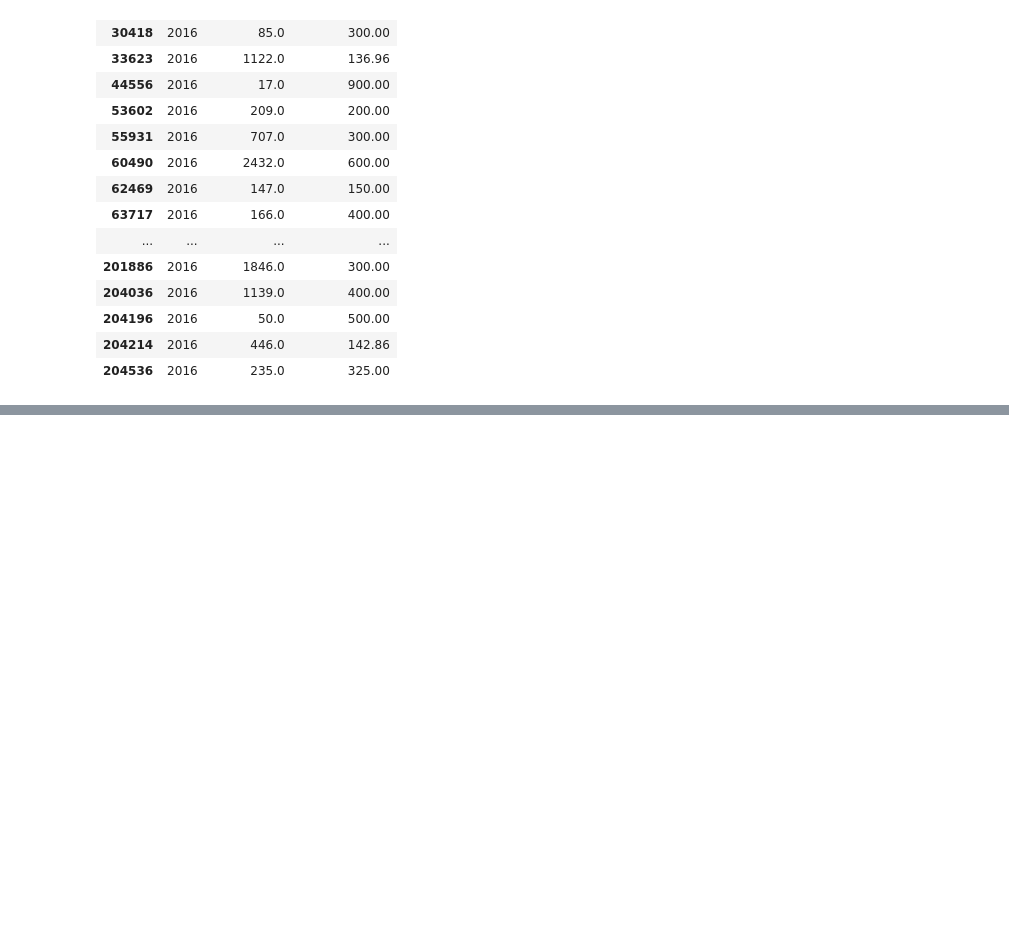
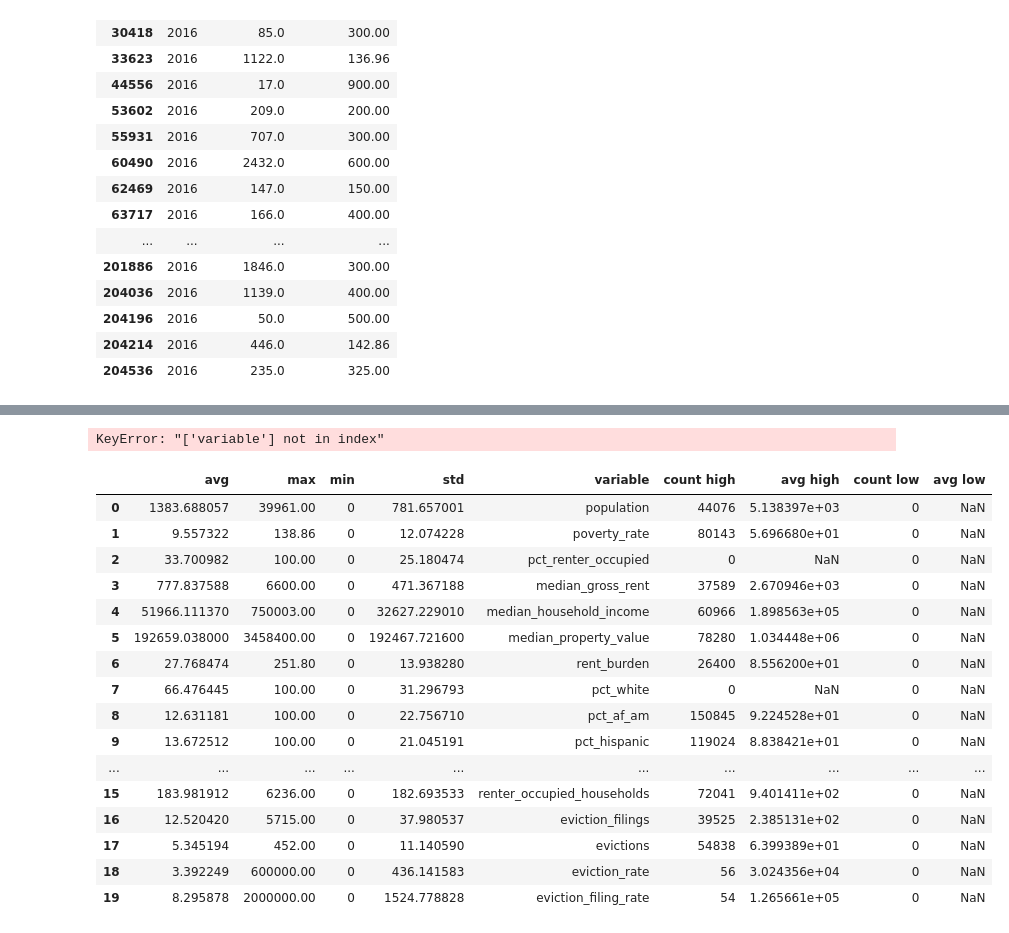
Before and after one commit to justincohler/evictions-learn, a Jupyter notebook: src/analysis/Eviction Charts for Proposal.ipynb, the cells around one changed output, grey strips where cells are left out. Cells and saved outputs as stored; diff of their text form; code cells hidden in the pictures; blank space fills up the shorter version.

Commit message:
Changes to Eviction Charts

```diff
--- a/src/analysis/Eviction Charts for Proposal.ipynb
+++ b/src/analysis/Eviction Charts for Proposal.ipynb
@@ -340,0 +372,30 @@ df[df['Eviction_Rate']>100]
+# %%
+sum_stat = pd.read_csv('sum_stat_table.csv', index_col = False)
+sum_stat = sum_stat[["variable", "avg", "max", "min", "std"]]
+# %% [output]
+KeyError: "['variable'] not in index"
+# %%
+outlier_table = pd.read_csv('outlier_table.csv', index_col = False)
+outlier_table = outlier_table[["variable", "count high", "avg high", "count low", "avg low"]]
+# %%
+full_table = sum_stat.merge(outlier_table, on = 'variable')
+# %%
+full_table
+# %% [output]
+|  | avg | max | min | std | variable | count high | avg high | count low | avg low |
+| 0 | 1383.688057 | 39961.00 | 0 | 781.657001 | population | 44076 | 5.138397e+03 | 0 | NaN |
+| 1 | 9.557322 | 138.86 | 0 | 12.074228 | poverty_rate | 80143 | 5.696680e+01 | 0 | NaN |
+| 2 | 33.700982 | 100.00 | 0 | 25.180474 | pct_renter_occupied | 0 | NaN | 0 | NaN |
+| 3 | 777.837588 | 6600.00 | 0 | 471.367188 | median_gross_rent | 37589 | 2.670946e+03 | 0 | NaN |
+| 4 | 51966.111370 | 750003.00 | 0 | 32627.229010 | median_household_income | 60966 | 1.898563e+05 | 0 | NaN |
+| 5 | 192659.038000 | 3458400.00 | 0 | 192467.721600 | median_property_value | 78280 | 1.034448e+06 | 0 | NaN |
+| 6 | 27.768474 | 251.80 | 0 | 13.938280 | rent_burden | 26400 | 8.556200e+01 | 0 | NaN |
+| 7 | 66.476445 | 100.00 | 0 | 31.296793 | pct_white | 0 | NaN | 0 | NaN |
+| 8 | 12.631181 | 100.00 | 0 | 22.756710 | pct_af_am | 150845 | 9.224528e+01 | 0 | NaN |
+| 9 | 13.672512 | 100.00 | 0 | 21.045191 | pct_hispanic | 119024 | 8.838421e+01 | 0 | NaN |
+| ... | ... | ... | ... | ... | ... | ... | ... | ... | ... |
+| 15 | 183.981912 | 6236.00 | 0 | 182.693533 | renter_occupied_households | 72041 | 9.401411e+02 | 0 | NaN |
+| 16 | 12.520420 | 5715.00 | 0 | 37.980537 | eviction_filings | 39525 | 2.385131e+02 | 0 | NaN |
+| 17 | 5.345194 | 452.00 | 0 | 11.140590 | evictions | 54838 | 6.399389e+01 | 0 | NaN |
+| 18 | 3.392249 | 600000.00 | 0 | 436.141583 | eviction_rate | 56 | 3.024356e+04 | 0 | NaN |
+| 19 | 8.295878 | 2000000.00 | 0 | 1524.778828 | eviction_filing_rate | 54 | 1.265661e+05 | 0 | NaN |
```
Also changed, not shown: parts of 4 cells of this notebook.
